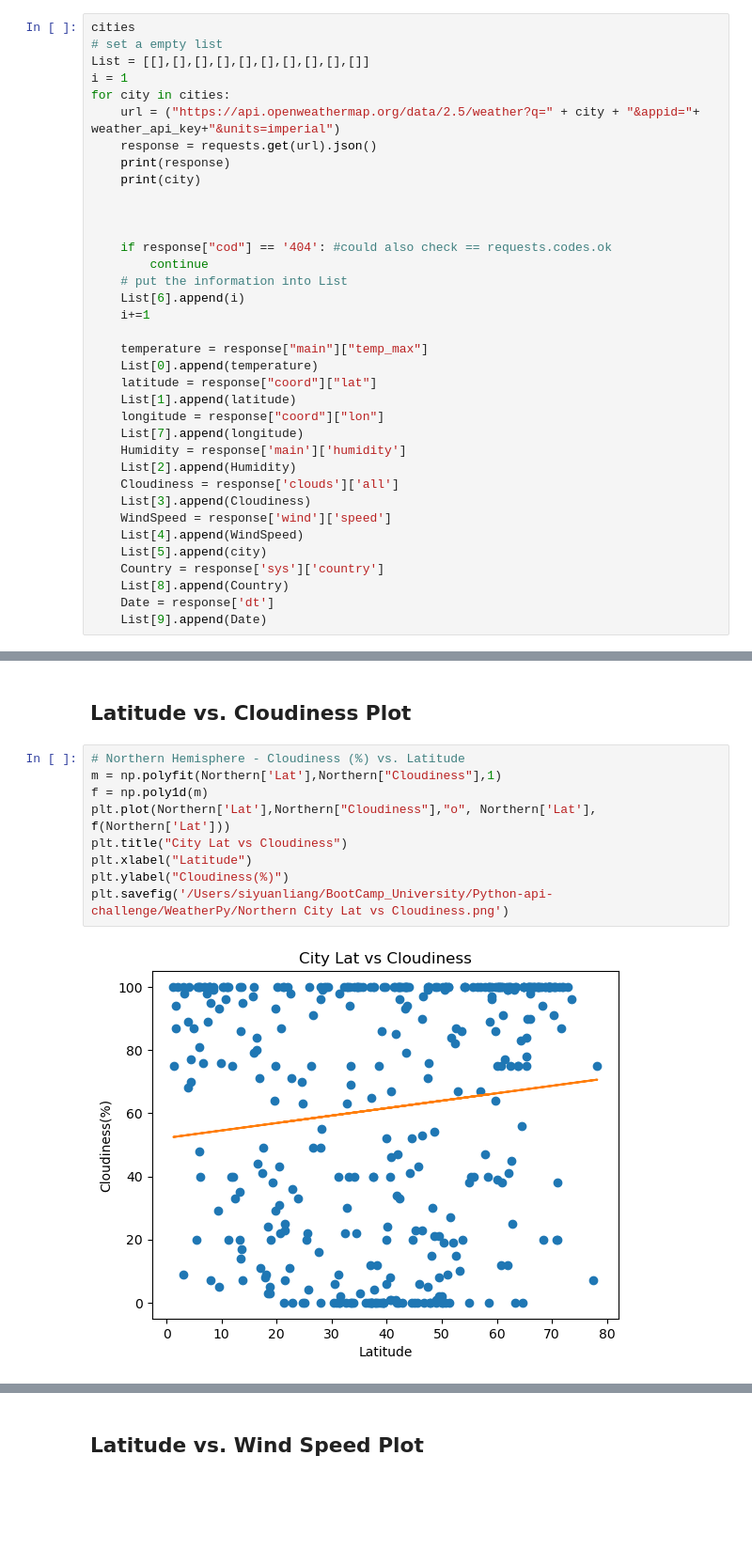
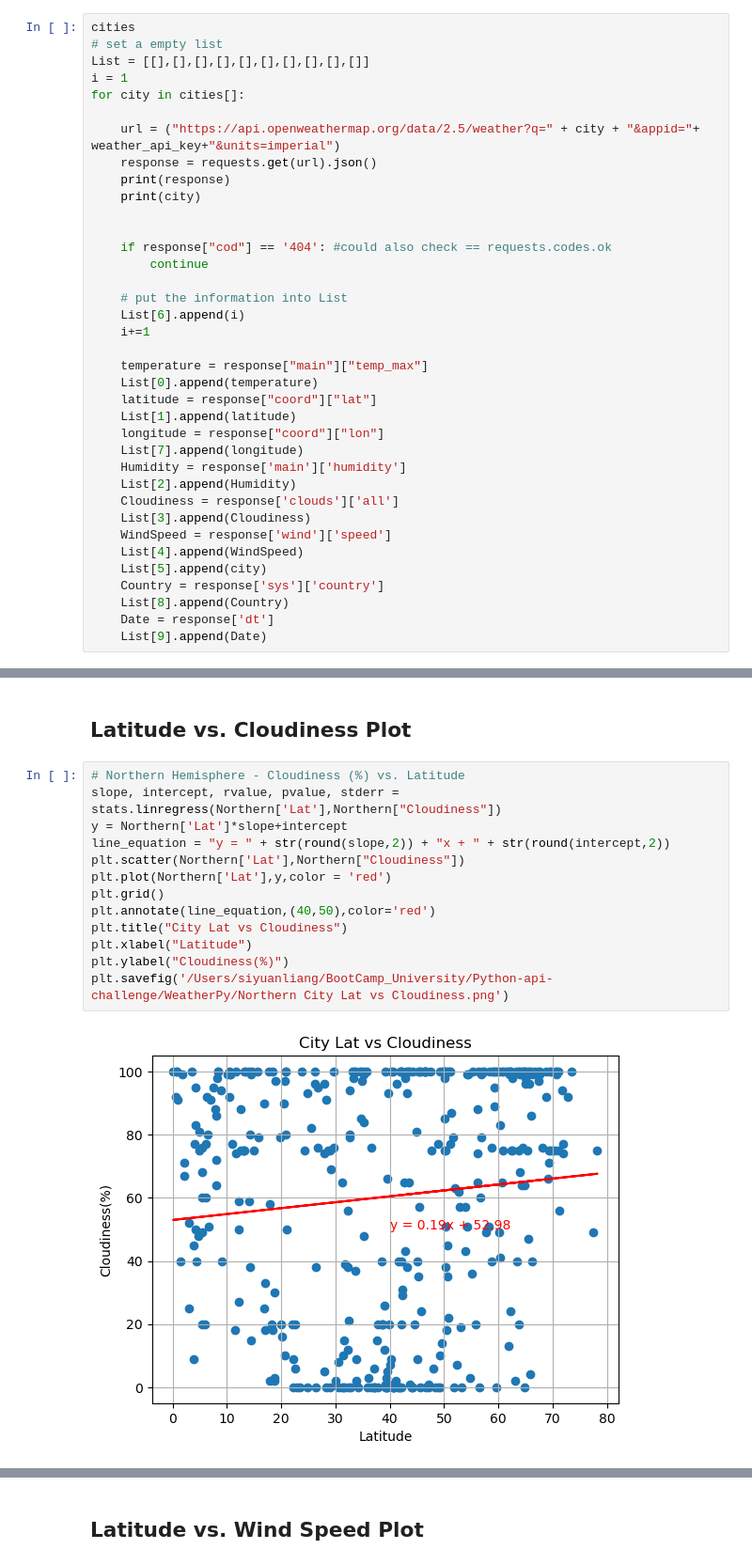
Before and after one commit to Asmallchickenheart/Python-api-challenge, a Jupyter notebook: WeatherPy/WeatherPy.ipynb, the cells around one changed output, grey strips where cells are left out. Shown at 94% size. Cells and saved outputs as stored; diff of their text form; blank space fills up the shorter version.

```diff
--- a/WeatherPy/WeatherPy.ipynb
+++ b/WeatherPy/WeatherPy.ipynb
@@ -60,16 +61,17 @@ cities
 # set a empty list
 List = [[],[],[],[],[],[],[],[],[],[]]
 i = 1
-for city in cities:
+for city in cities[]:
+
     url = ("https://api.openweathermap.org/data/2.5/weather?q=" + city + "&appid="+ weather_api_key+"&units=imperial")
     response = requests.get(url).json()
     print(response)
     print(city)
 
 
-
     if response["cod"] == '404': #could also check == requests.codes.ok
         continue
+
     # put the information into List
     List[6].append(i)
     i+=1
@@ -262,14 +292,18 @@ plt.savefig('/Users/siyuanliang/BootCamp_University/Python-api-challenge/Weather
 ## Latitude vs. Cloudiness Plot
 # %%
 # Northern Hemisphere - Cloudiness (%) vs. Latitude
-m = np.polyfit(Northern['Lat'],Northern["Cloudiness"],1)
-f = np.poly1d(m)
-plt.plot(Northern['Lat'],Northern["Cloudiness"],"o", Northern['Lat'], f(Northern['Lat']))
+slope, intercept, rvalue, pvalue, stderr = stats.linregress(Northern['Lat'],Northern["Cloudiness"])
+y = Northern['Lat']*slope+intercept
+line_equation = "y = " + str(round(slope,2)) + "x + " + str(round(intercept,2))
+plt.scatter(Northern['Lat'],Northern["Cloudiness"])
+plt.plot(Northern['Lat'],y,color = 'red')
+plt.grid()
+plt.annotate(line_equation,(40,50),color='red')
 plt.title("City Lat vs Cloudiness")
 plt.xlabel("Latitude")
 plt.ylabel("Cloudiness(%)")
 plt.savefig('/Users/siyuanliang/BootCamp_University/Python-api-challenge/WeatherPy/Northern City Lat vs Cloudiness.png')
 # %% [output]
-[figure, old version]
+[figure, new version]
 # %%
 # Southern Hemisphere - Cloudiness (%) vs. Latitude
```
Also changed, not shown: parts of 26 cells of this notebook, 11 other files.
